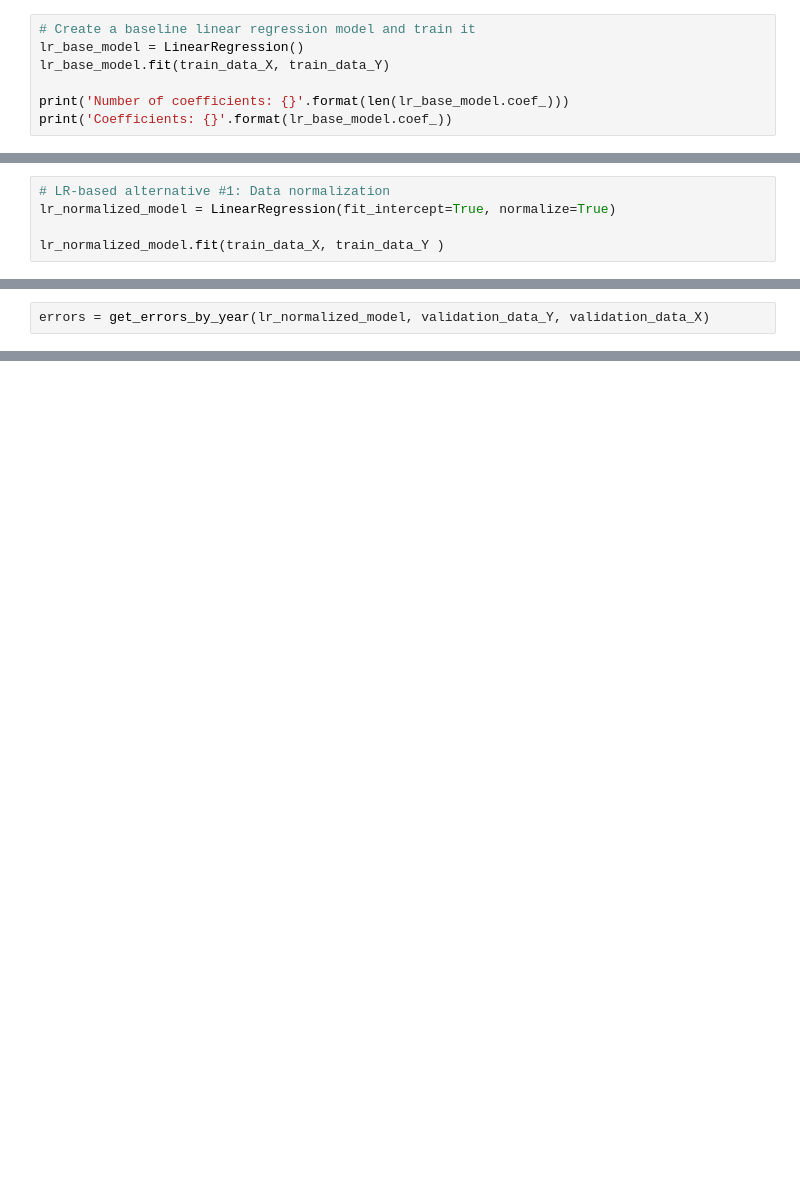
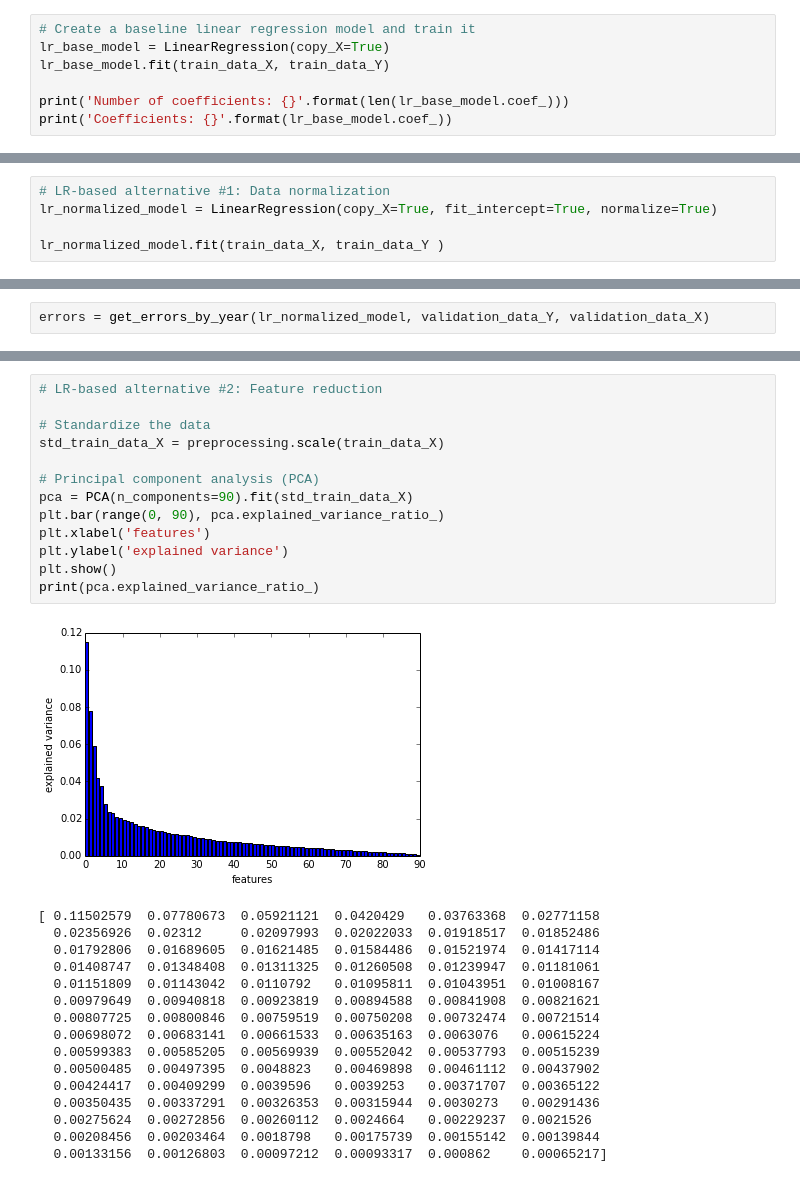
Before and after one commit to rossanez/MO444-2s2017, a Jupyter notebook: Trab01/MO444_2017_Trab01_Grupo05.ipynb, the cells around one changed output, grey strips where cells are left out. Saved outputs shown, nothing was run; the diff lists cells and outputs as text; blank space fills up the shorter version.

```diff
--- a/Trab01/MO444_2017_Trab01_Grupo05.ipynb
+++ b/Trab01/MO444_2017_Trab01_Grupo05.ipynb
@@ -83,7 +88,7 @@ validation_data_Y, validation_data_X = split_Y_X(validation_data)
 test_data_Y, test_data_X = split_Y_X(test_data)
 # %%
 # Create a baseline linear regression model and train it
-lr_base_model = LinearRegression()
+lr_base_model = LinearRegression(copy_X=True)
 lr_base_model.fit(train_data_X, train_data_Y)
 
 print('Number of coefficients: {}'.format(len(lr_base_model.coef_)))
@@ -130,6 +135,6 @@ Validation root mean squared error: 9.56527697612
 # %%
 # LR-based alternative #1: Data normalization
-lr_normalized_model = LinearRegression(fit_intercept=True, normalize=True)
+lr_normalized_model = LinearRegression(copy_X=True, fit_intercept=True, normalize=True)
 
 lr_normalized_model.fit(train_data_X, train_data_Y )
 # %% [output]
@@ -155,0 +163,30 @@ plt.show()
+# %%
+# LR-based alternative #2: Feature reduction
+
+# Standardize the data
+std_train_data_X = preprocessing.scale(train_data_X)
+
+# Principal component analysis (PCA)
+pca = PCA(n_components=90).fit(std_train_data_X)
+plt.bar(range(0, 90), pca.explained_variance_ratio_)
+plt.xlabel('features')
+plt.ylabel('explained variance')
+plt.show()
+print(pca.explained_variance_ratio_)
+# %% [output]
+[figure, added]
+[ 0.11502579  0.07780673  0.05921121  0.0420429   0.03763368  0.02771158
+  0.02356926  0.02312     0.02097993  0.02022033  0.01918517  0.01852486
+  0.01792806  0.01689605  0.01621485  0.01584486  0.01521974  0.01417114
+  0.01408747  0.01348408  0.01311325  0.01260508  0.01239947  0.01181061
+  0.01151809  0.01143042  0.0110792   0.01095811  0.01043951  0.01008167
+  0.00979649  0.00940818  0.00923819  0.00894588  0.00841908  0.00821621
+  0.00807725  0.00800846  0.00759519  0.00750208  0.00732474  0.00721514
+  0.00698072  0.00683141  0.00661533  0.00635163  0.0063076   0.00615224
+  0.00599383  0.00585205  0.00569939  0.00552042  0.00537793  0.00515239
+  0.00500485  0.00497395  0.0048823   0.00469898  0.00461112  0.00437902
+  0.00424417  0.00409299  0.0039596   0.0039253   0.00371707  0.00365122
+  0.00350435  0.00337291  0.00326353  0.00315944  0.0030273   0.00291436
+  0.00275624  0.00272856  0.00260112  0.0024664   0.00229237  0.0021526
+  0.00208456  0.00203464  0.0018798   0.00175739  0.00155142  0.00139844
+  0.00133156  0.00126803  0.00097212  0.00093317  0.000862    0.00065217]
```
Also changed, not shown: parts of 6 cells of this notebook.
